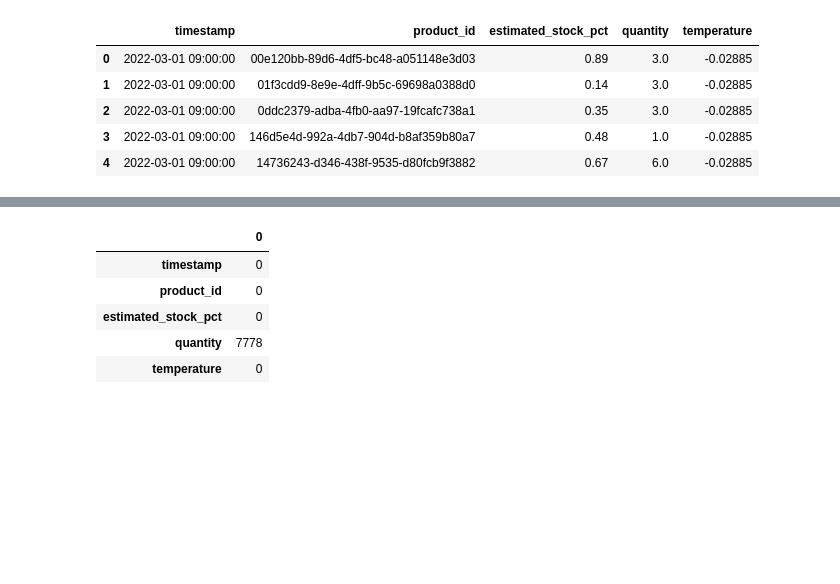
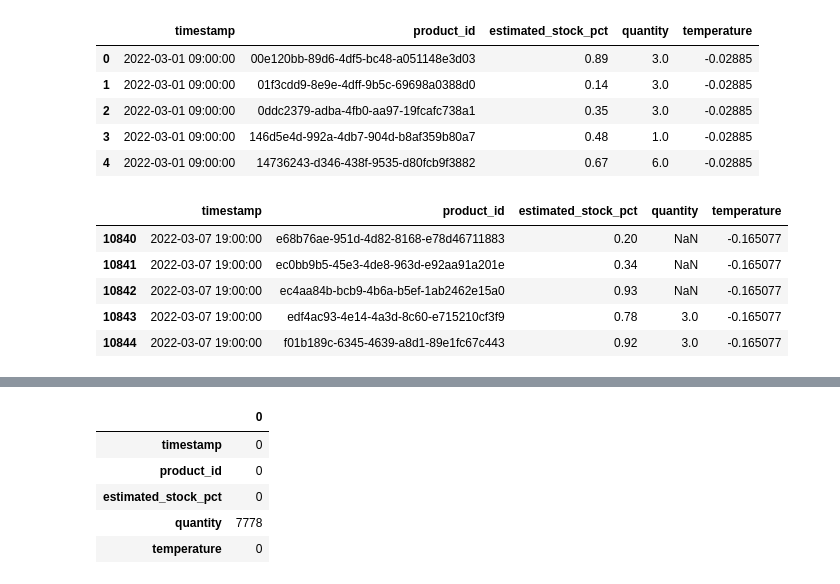
Before and after one commit to Aditya-NeuralNetNinja/d2p_proj, a Jupyter notebook: src/modelling/train_prophet.ipynb, the cells around one changed output, grey strips where cells are left out. Cells and saved outputs as stored; diff of their text form; code cells hidden in the pictures; blank space fills up the shorter version.

```diff
--- a/src/modelling/train_prophet.ipynb
+++ b/src/modelling/train_prophet.ipynb
@@ -16,6 +16,15 @@ df.head()
 | 2 | 2022-03-01 09:00:00 | 0ddc2379-adba-4fb0-aa97-19fcafc738a1 | 0.35 | 3.0 | -0.02885 |
 | 3 | 2022-03-01 09:00:00 | 146d5e4d-992a-4db7-904d-b8af359b80a7 | 0.48 | 1.0 | -0.02885 |
 | 4 | 2022-03-01 09:00:00 | 14736243-d346-438f-9535-d80fcb9f3882 | 0.67 | 6.0 | -0.02885 |
+# %%
+df.tail()
+# %% [output]
+|  | timestamp | product_id | estimated_stock_pct | quantity | temperature |
+| 10840 | 2022-03-07 19:00:00 | e68b76ae-951d-4d82-8168-e78d46711883 | 0.20 | NaN | -0.165077 |
+| 10841 | 2022-03-07 19:00:00 | ec0bb9b5-45e3-4de8-963d-e92aa91a201e | 0.34 | NaN | -0.165077 |
+| 10842 | 2022-03-07 19:00:00 | ec4aa84b-bcb9-4b6a-b5ef-1ab2462e15a0 | 0.93 | NaN | -0.165077 |
+| 10843 | 2022-03-07 19:00:00 | edf4ac93-4e14-4a3d-8c60-e715210cf3f9 | 0.78 | 3.0 | -0.165077 |
+| 10844 | 2022-03-07 19:00:00 | f01b189c-6345-4639-a8d1-89e1fc67c443 | 0.92 | 3.0 | -0.165077 |
 # %%
 df.sample(5)
 # %% [output]
```
Also changed, not shown: parts of 10 cells of this notebook.
